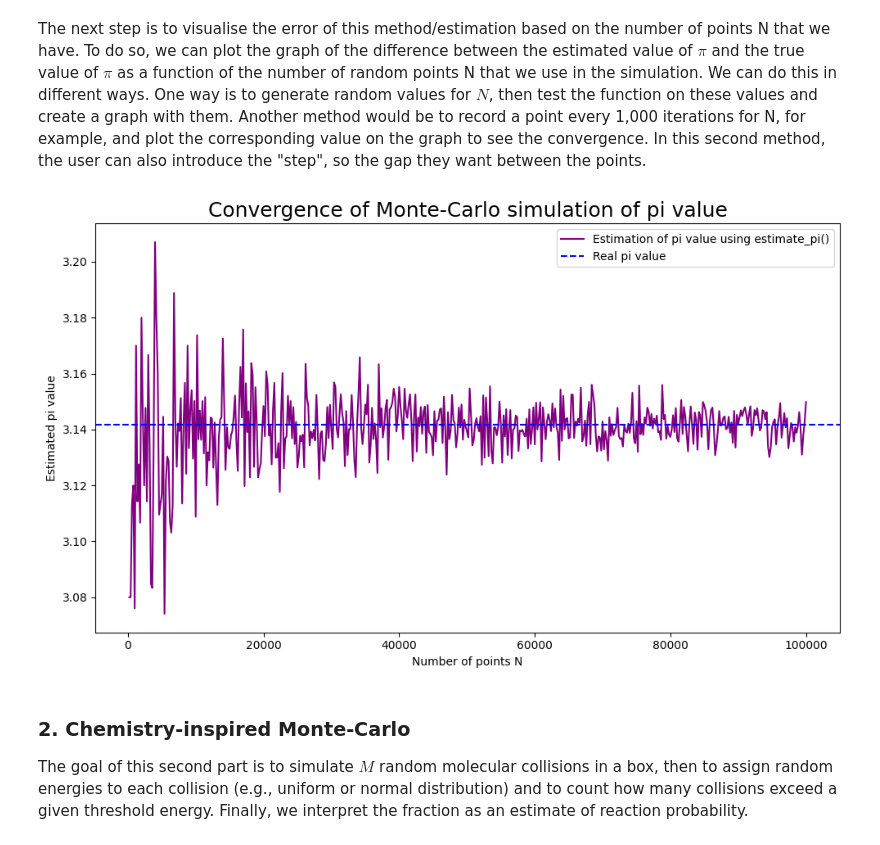
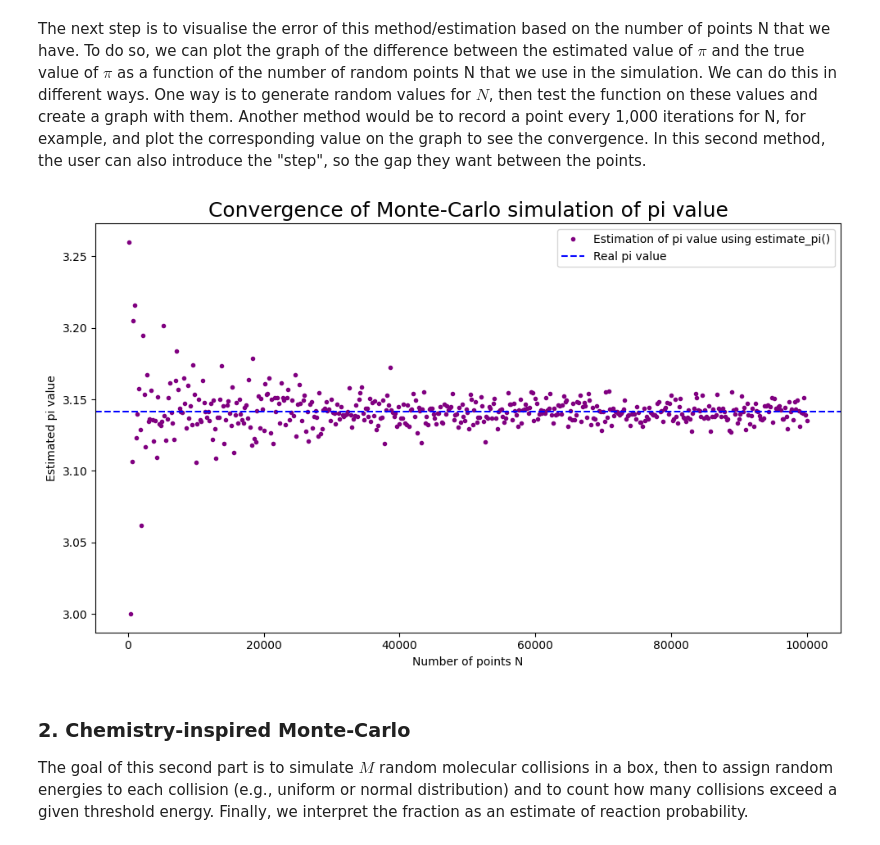
Before and after one commit to clarice-m04/modellinglab, a Jupyter notebook: Assignment1.ipynb, the cells around one changed output. Cells and saved outputs as stored; diff of their text form; code cells hidden in the pictures.

```diff
--- a/Assignment1.ipynb
+++ b/Assignment1.ipynb
@@ -80,28 +80,28 @@ The next step is to visualise the error of this method/estimation based on the n
 # %%
 def plot_convergence(num_points_N, step):
     # x-values
     N_values = list(range(step, num_points_N+1, step))
     #y-values
     pi_estimated_values = []
 
     for i in N_values:
         pi_estimated_values.append(estimate_pi(i))
 
     # Graph parameters
     plt.figure(figsize=(10, 6))
-    plt.plot(N_values, pi_estimated_values, linestyle = '-', marker = '', color = 'purple', label = 'Estimation of pi value using estimate_pi()')
+    plt.plot(N_values, pi_estimated_values, linestyle = '', marker = '.', color = 'purple', label = 'Estimation of pi value using estimate_pi()')
     plt.axhline(y= np.pi, color='b', linestyle ='--', label = 'Real pi value')
     plt.legend()
     plt.title("Convergence of Monte-Carlo simulation of pi value", size = 18)
     plt.xlabel("Number of points N")
     plt.ylabel("Estimated pi value", )
     plt.tight_layout()
     plt.show()
 
 
 plot_convergence(10**5, 200)
 # %% [output]
-[figure, old version]
+[figure, new version]
 # %% [markdown]
 ### 2. Chemistry-inspired Monte-Carlo
 The goal of this second part is to simulate $M$ random molecular collisions in a box, then to assign random energies to each collision (e.g., uniform or normal distribution) and to count how many collisions exceed a given threshold energy. Finally, we interpret the fraction as an estimate of reaction probability.
```
Also changed, not shown: parts of 4 cells of this notebook.
